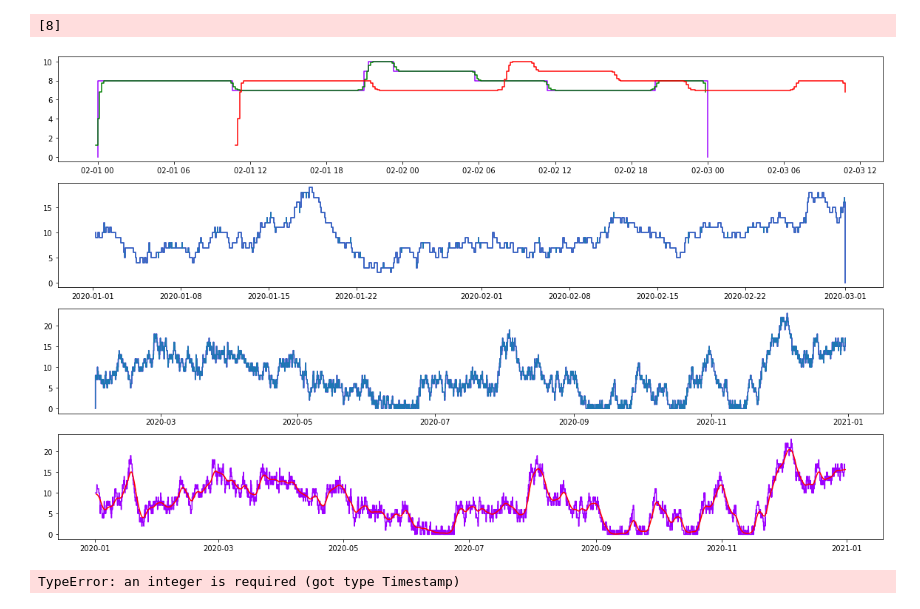
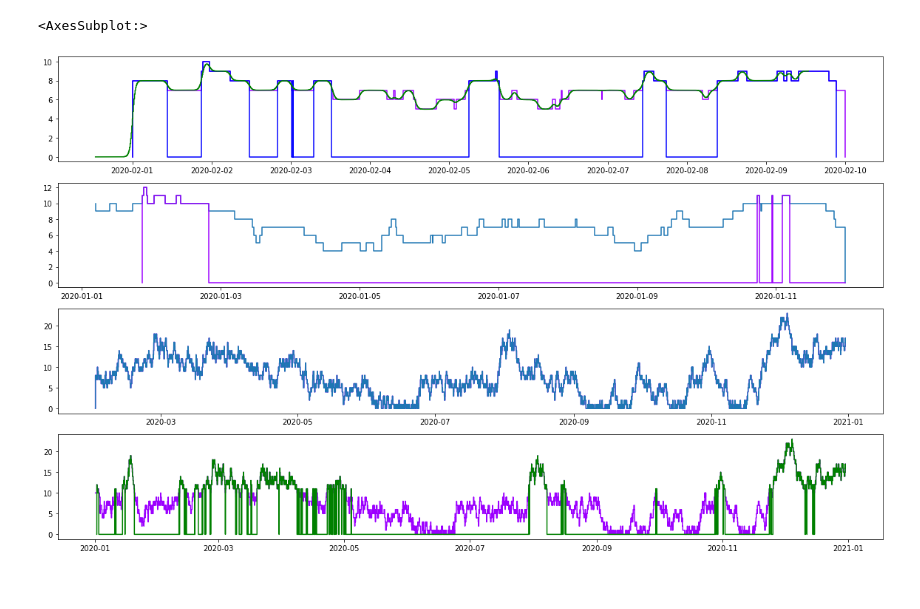
Before and after one commit to probability/topicmodelunderstanding, a Jupyter notebook: Notebooks/HotStepper.ipynb, the cells around one changed output. Saved outputs shown, nothing was run; the diff lists cells and outputs as text; code cells hidden in the pictures.

```diff
--- a/Notebooks/HotStepper.ipynb
+++ b/Notebooks/HotStepper.ipynb
@@ -17,40 +20,45 @@ queue = sc.Stairs(use_dates=True).layer(df.enter, df.leave)
 p = np.arange(pd.Timestamp(2020,1,31), pd.Timestamp(2020,2,4), pd.Timedelta(minutes=1)).astype(pd.Timestamp)
 px = [x.timestamp() for x in p]
 fig,ax = plt.subplots(nrows=4,figsize=(20,12))
 
 #vsteps.clip(lbound=pd.Timestamp(2020,2,1),ubound=pd.Timestamp(2020,2,3)).plot(ax=ax[0])
-v_ul_clip = vsteps.clip(lbound=pd.Timestamp(2020,2,1),ubound=pd.Timestamp(2020,2,3))
+v_ul_clip = vsteps.clip(lbound=pd.Timestamp(2020,2,1),ubound=pd.Timestamp(2020,2,10))
 v_ul_clip.plot(ax=ax[0])
-(v_ul_clip<<timedelta(minutes=660)).smooth_plot(ax=ax[0],color='g')
-(v_ul_clip).smooth_plot(ax=ax[0],color='r')
+(v_ul_clip>=8).plot(ax=ax[0],color='blue')
+(v_ul_clip<<pd.Timedelta(hours=11)).smooth_plot(ax=ax[0],color='g')
+#v_ul_clip.smooth_plot(ax=ax[0],color='g')
+#(v_ul_clip).smooth_plot(ax=ax[0],color='r')
 first_step = (v_ul_clip.steps())[0]
 #first_step_full = (vsteps.steps())[0]
 #(v_ul_clip.steps())[0].plot(ax=ax[0],color='blue')
 #ax[0].step(p,first_step(p),color='blue')
 #ax[0].step(p,(v_ul_clip<<timedelta(minutes=660))(p),color='g')
 
 #queue.clip(lower=pd.Timestamp(2020,2,1),upper=pd.Timestamp(2020,3,1)).plot(ax[0])
 
-vsteps.clip(ubound=pd.Timestamp(2020,3,1)).plot(ax=ax[1])
-queue.clip(upper=pd.Timestamp(2020,3,1)).plot(ax[1])
+queue.clip(upper=pd.Timestamp(2020,1,12)).plot(ax[1])
+(vsteps>10).clip(ubound=pd.Timestamp(2020,1,12)).plot(ax=ax[1])
+
 
 vsteps.clip(lbound=pd.Timestamp(2020,2,1)).plot(ax=ax[2])
 queue.clip(lower=pd.Timestamp(2020,2,1)).plot(ax[2])
 
-vsteps.plot(ax=ax[3])
-vsteps.smooth_plot(ax=ax[3],color='r')
+(vsteps).plot(ax=ax[3])
+#(vsteps).smooth_plot(ax=ax[3],color='r')
+#(vsteps>>pd.Timedelta(hours=11)).plot(method='function',ax=ax[3],color='g')
+(vsteps>10).plot(ax=ax[3],color='g')
 
-print((v_ul_clip<<timedelta(minutes=660))(datetime(2020,2,1,6,0)))
+#print((v_ul_clip<<timedelta(minutes=660))(datetime(2020,2,1,6,0)))
 #ax[2].step(np.arange(len(vsteps[pd.Timestamp(2020,1,1):pd.Timestamp(2020,1,2):pd.Timedelta(minutes=10)])),vsteps[pd.Timestamp(2020,1,1):pd.Timestamp(2020,1,2):pd.Timedelta(minutes=10)])
 
 # print(queue.clip(lower=pd.Timestamp(2020,2,1),upper=pd.Timestamp(2020,3,1)).mean())
 # print((vsteps.clip(lbound=pd.Timestamp(2020,2,1),ubound=pd.Timestamp(2020,3,1))).mean())
 
 # print(queue.clip(upper=pd.Timestamp(2020,3,1)).mean())
 # print((vsteps.clip(ubound=pd.Timestamp(2020,3,1))).mean())
 
 # print(queue.clip(lower=pd.Timestamp(2020,2,1)).mean())
 # print(vsteps.clip(lbound=pd.Timestamp(2020,2,1)).mean())
 # %% [output]
-[8]
+<AxesSubplot:>
-[figure, old version]
+[figure, new version]
@@ -57,9 +68,11 @@ print((v_ul_clip<<timedelta(minutes=660))(datetime(2020,2,1,6,0)))
 # %%
 v_ul_clip_dict = v_ul_clip.to_dict(False)
-print((datetime(v_ul_clip_dict.keys()[0])).timestamp())
-print((v_ul_clip_dict.keys()[0]).timestamp())
+fkey = v_ul_clip_dict.keys()[0]
+fkey_utc = fkey.tz_localize('UTC')
+print(fkey_utc)
+print(pd.Timestamp.utcfromtimestamp(fkey.timestamp()))
+print(fkey)
+print(v_ul_clip.steps()[0])
-# %% [output]
-TypeError: an integer is required (got type Timestamp)
 # %%
 
 #mbase = np.frompyfunc(mybase2,1,1)
```
Also changed, not shown: parts of 3 cells of this notebook, 6 other files.
